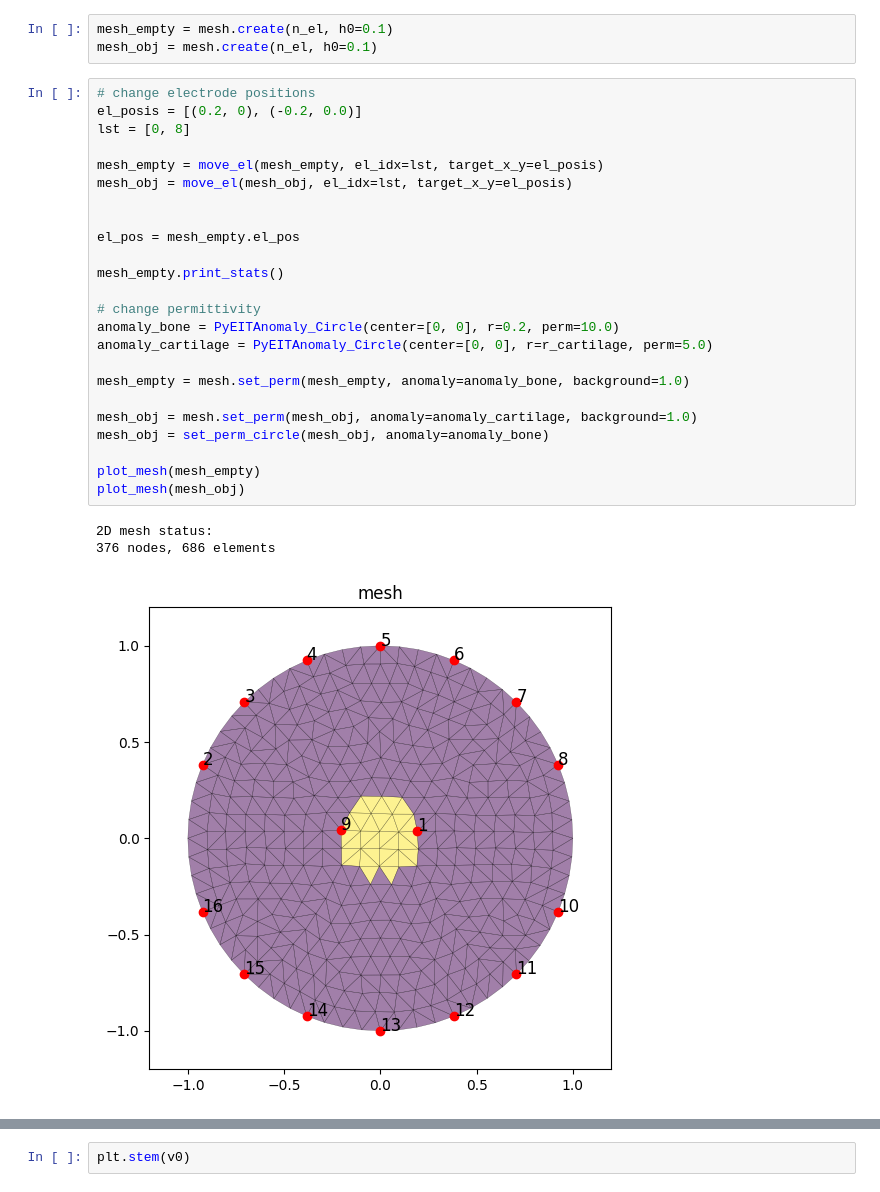
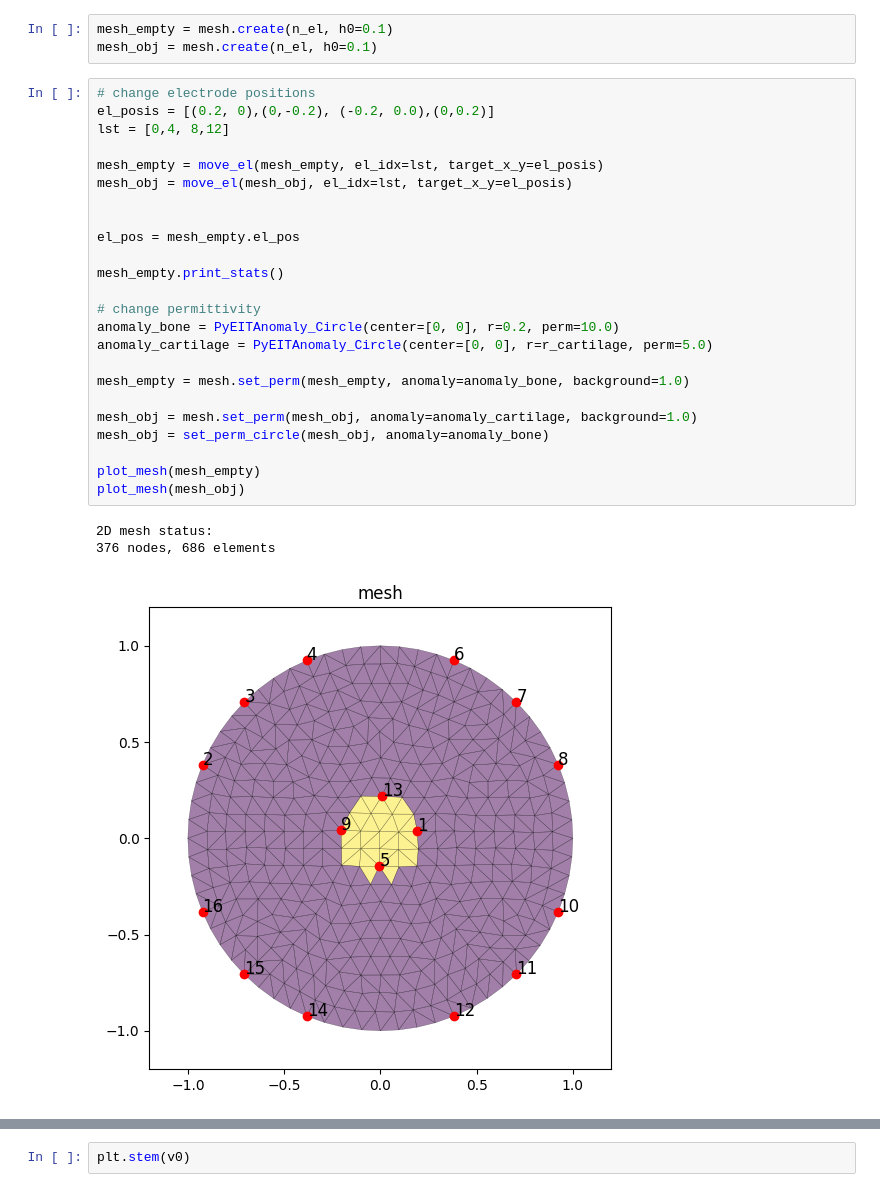
Before and after one commit to EITLabworks/FEitM, a Jupyter notebook: circle.ipynb, the cells around one changed output, grey strips where cells are left out. Cells and saved outputs as stored; diff of their text form.

```diff
--- a/circle.ipynb
+++ b/circle.ipynb
@@ -19,29 +19,29 @@ mesh_empty = mesh.create(n_el, h0=0.1)
 mesh_obj = mesh.create(n_el, h0=0.1)
 # %%
 # change electrode positions
-el_posis = [(0.2, 0), (-0.2, 0.0)]
-lst = [0, 8]
+el_posis = [(0.2, 0),(0,-0.2), (-0.2, 0.0),(0,0.2)]
+lst = [0,4, 8,12]
 
 mesh_empty = move_el(mesh_empty, el_idx=lst, target_x_y=el_posis)
 mesh_obj = move_el(mesh_obj, el_idx=lst, target_x_y=el_posis)
 
 
 el_pos = mesh_empty.el_pos
 
 mesh_empty.print_stats()
 
 # change permittivity
 anomaly_bone = PyEITAnomaly_Circle(center=[0, 0], r=0.2, perm=10.0)
 anomaly_cartilage = PyEITAnomaly_Circle(center=[0, 0], r=r_cartilage, perm=5.0)
 
 mesh_empty = mesh.set_perm(mesh_empty, anomaly=anomaly_bone, background=1.0)
 
 mesh_obj = mesh.set_perm(mesh_obj, anomaly=anomaly_cartilage, background=1.0)
 mesh_obj = set_perm_circle(mesh_obj, anomaly=anomaly_bone)
 
 plot_mesh(mesh_empty)
 plot_mesh(mesh_obj)
 # %% [output]
 2D mesh status:
 376 nodes, 686 elements
-[figure, old version]
+[figure, new version]
```
Also changed, not shown: parts of 4 cells of this notebook, 2 other files.
